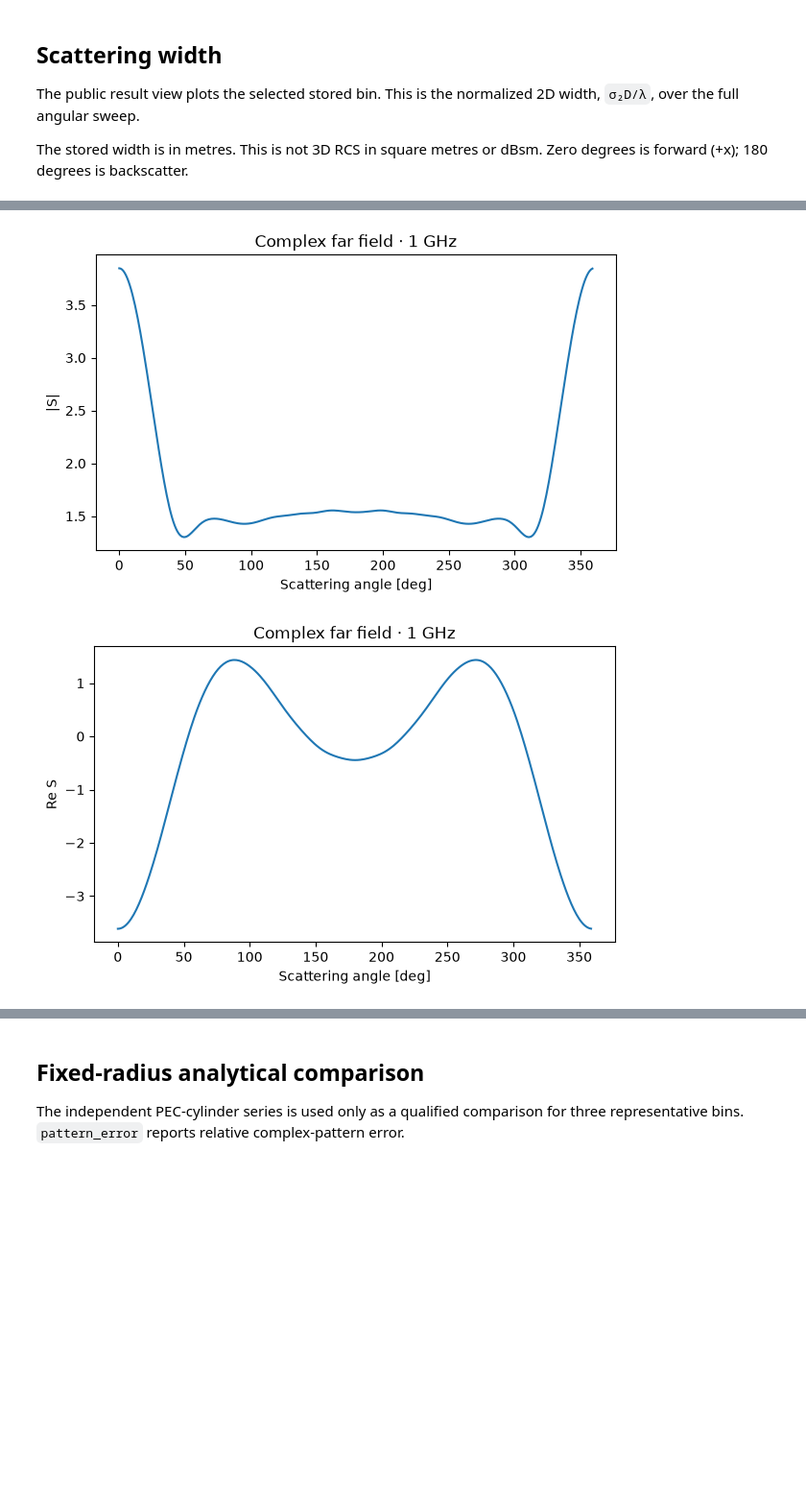
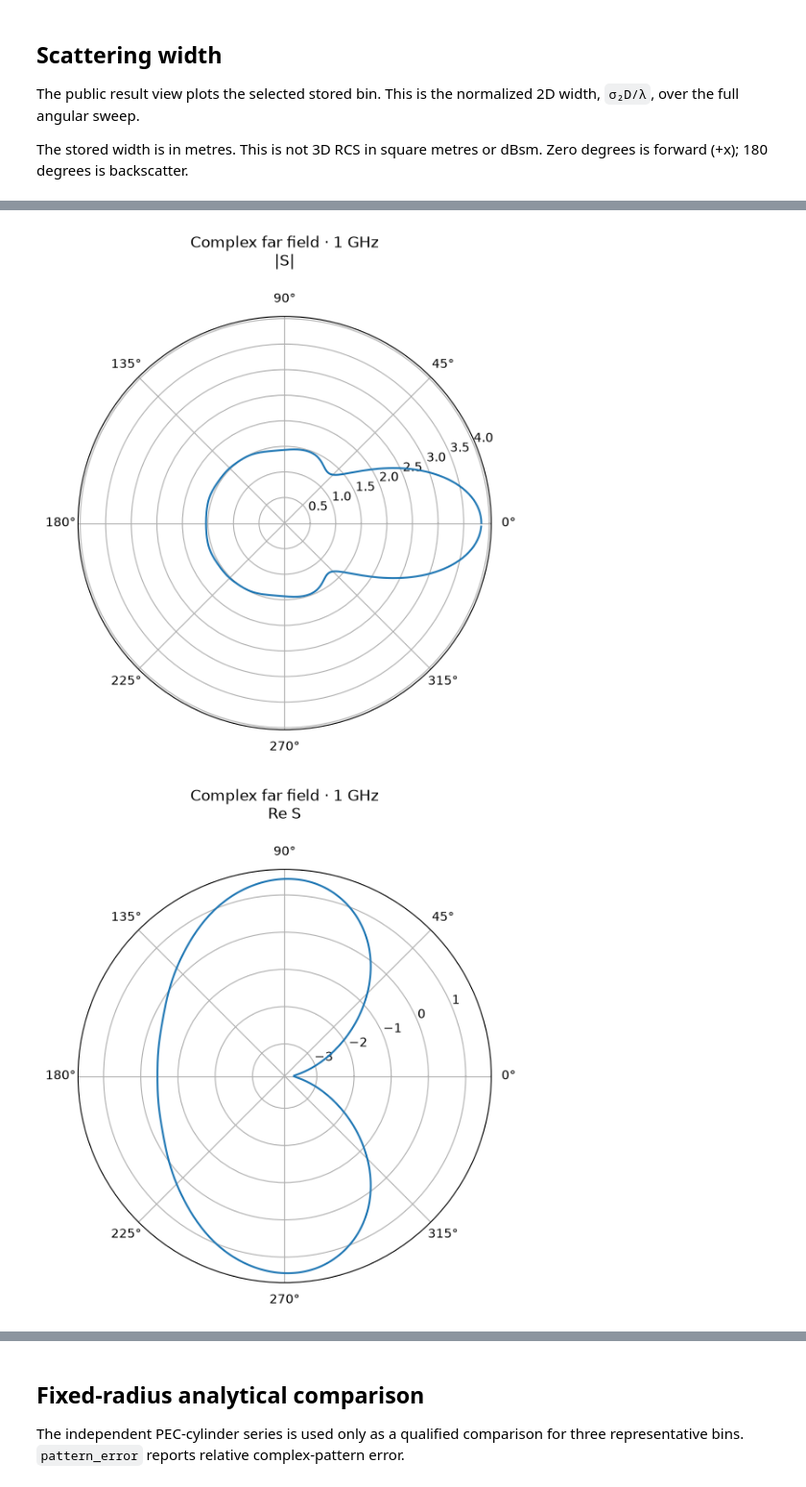
Before and after one commit to SolverNotConverging/FDTD_ML, a Jupyter notebook: notebooks/02_gpu_scattering_and_far_field.ipynb, the cells around one changed output, grey strips where cells are left out. Shown at 96% size. Drawn from its saved outputs; the diff is of its cells as text; code cells hidden in the pictures; blank space fills up the shorter version.

```diff
--- a/notebooks/02_gpu_scattering_and_far_field.ipynb
+++ b/notebooks/02_gpu_scattering_and_far_field.ipynb
@@ -58,10 +58,10 @@ The public result view plots the selected stored bin. This is the normalized 2D
 The stored width is in metres. This is not 3D RCS in square metres or dBsm. Zero degrees is forward (+x); 180 degrees is backscatter.
 # %%
 mid = result.frequencies[len(result.frequencies) // 2]
-fig, ax = plt.subplots(figsize=(7, 4))
+fig, ax = plt.subplots(figsize=(7, 6), subplot_kw={"projection": "polar"})
 result.plot_scattering(frequency=mid, normalize="wavelength", ax=ax)
 keep(fig, "11_scattering_width.png")
-fig, ax = plt.subplots(figsize=(7, 4))
+fig, ax = plt.subplots(figsize=(7, 6), subplot_kw={"projection": "polar"})
 result.plot_scattering(frequency=mid, scale="db", normalize="wavelength", ax=ax)
 keep(fig, "12_scattering_width_db.png")
 # %% [output]
@@ -77,8 +79,10 @@ The dimensionless amplitude S uses exp(+iωt), outgoing Hankel-2 waves, and the
 # %%
 for component in ("magnitude", "real", "imag", "phase", "complex"):
-    fig, ax = plt.subplots(figsize=(7, 4))
+    fig, ax = plt.subplots(
+        figsize=(7, 6), subplot_kw={} if component == "complex" else {"projection": "polar"}
+    )
     result.plot_far_field(frequency=mid, component=component, ax=ax)
     keep(fig, f"13_far_field_{component}.png")
 # %% [output]
-[figure, old version]
+[figure, new version]
-[figure, old version]
+[figure, new version]
```
Also changed, not shown: parts of 4 cells of this notebook, 3 other files.
